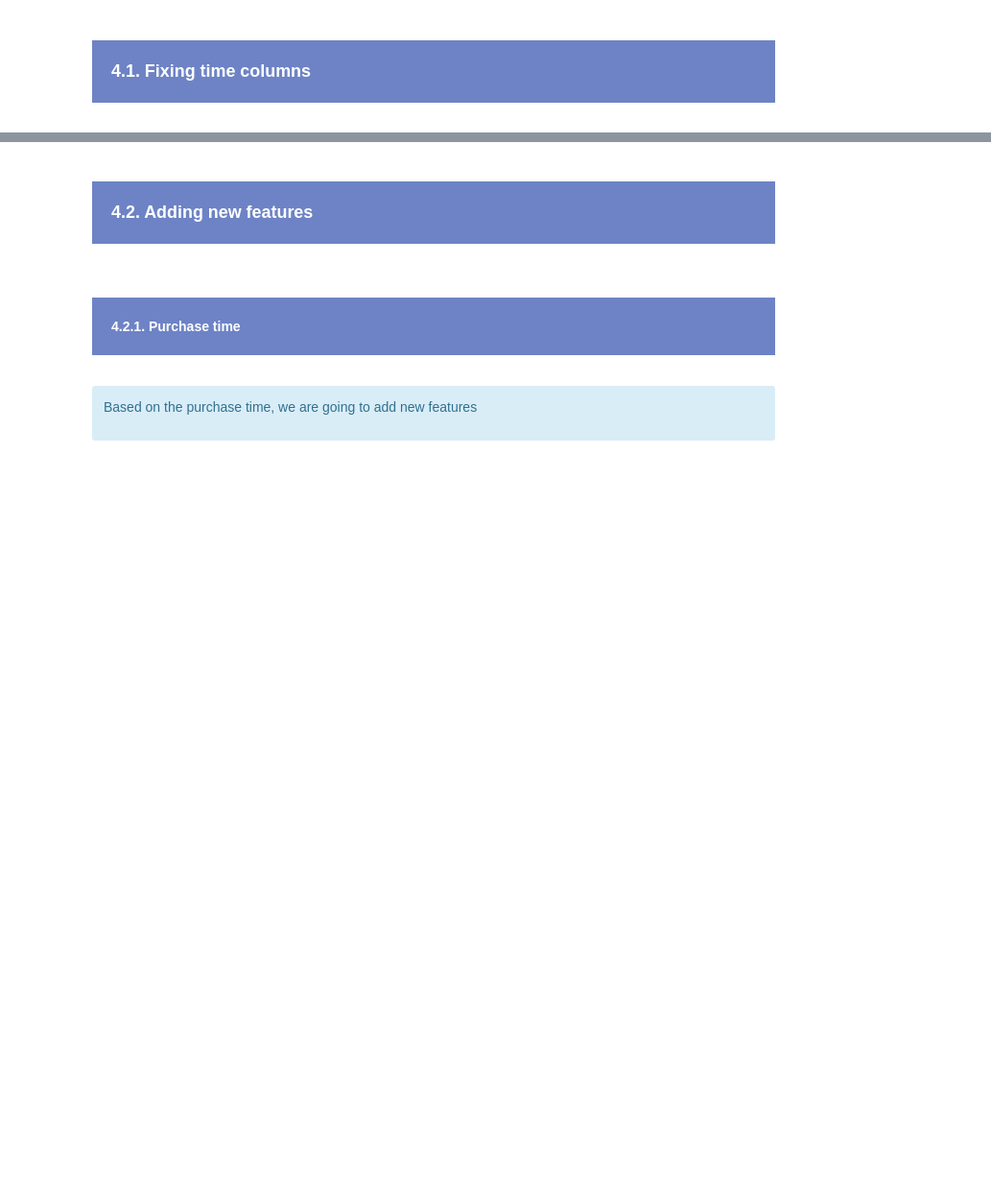
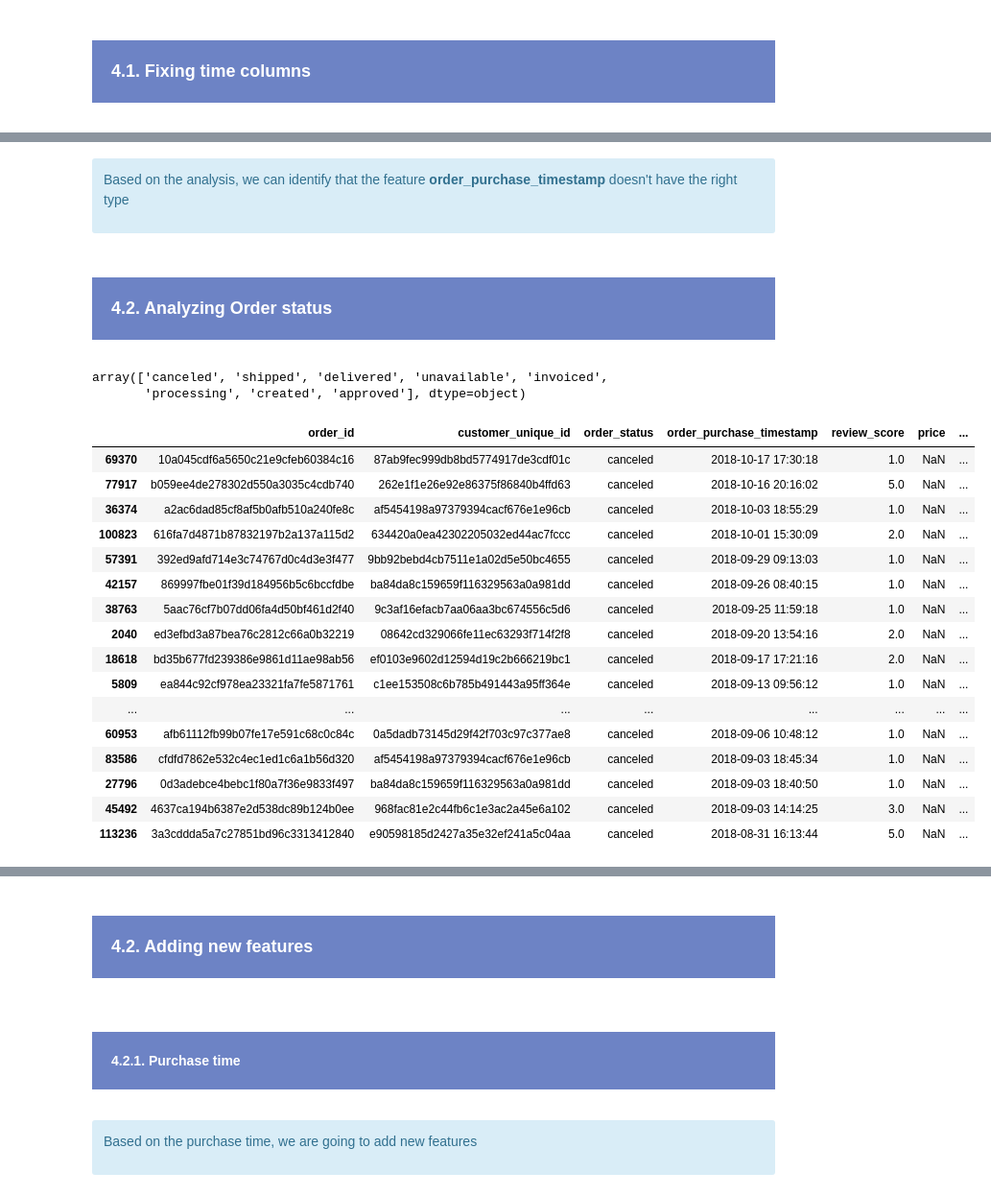
Before and after one commit to samirhinojosa/OC-P5-segment-customers-of-website, a Jupyter notebook: analysis_notebook.ipynb, the cells around one changed output, grey strips where cells are left out. Shown at 96% size. Saved outputs shown, nothing was run; the diff lists cells and outputs as text; code cells hidden in the pictures; blank space fills up the shorter version.

```diff
--- a/analysis_notebook.ipynb
+++ b/analysis_notebook.ipynb
@@ -1499,0 +1438,10 @@ data.shape
+# %%
+ORDERED_COLUMNS = [
+    "order_id", "customer_unique_id", "order_status", "order_purchase_timestamp",
+    "review_score", "price", "freight_value", "product_category_name_english",
+    "customer_city", "customer_state", "customer_region"
+]
+# %%
+data = data[ORDERED_COLUMNS]
+data.rename(columns={"product_category_name_english" : "product_category_name"}, inplace=True)
+data = data.sort_values(["order_purchase_timestamp", "order_id", "customer_unique_id"], ascending=False)
@@ -1520,3 +1511,35 @@ data[LIST_COLS_TIME].head()
-# %%
-for col in LIST_COLS_TIME:
-    data[col] = data[col].astype("datetime64")
+# %% [markdown]
+<div class="alert alert-block alert-info">
+    <p>Based on the analysis, we can identify that the feature <b>order_purchase_timestamp</b> doesn't have the right type</p>
+</div>
+# %%
+data["order_purchase_timestamp"] = data["order_purchase_timestamp"].astype("datetime64")
+# %% [markdown]
+<div style="background-color: #6D83C5;" >
+    <h3 style="margin: auto; padding: 20px; color:#fff; ">4.2. Analyzing Order status</h3>
+</div>
+# %%
+data["order_status"].unique()
+# %% [output]
+array(['canceled', 'shipped', 'delivered', 'unavailable', 'invoiced',
+       'processing', 'created', 'approved'], dtype=object)
+# %%
+data[data["order_status"].isin(["canceled", "processing", "created", "unavailable"])].head(20)
+# %% [output]
+|  | order_id | customer_unique_id | order_status | order_purchase_timestamp | review_score | price | ... |
+| 69370 | 10a045cdf6a5650c21e9cfeb60384c16 | 87ab9fec999db8bd5774917de3cdf01c | canceled | 2018-10-17 17:30:18 | 1.0 | NaN | ... |
+| 77917 | b059ee4de278302d550a3035c4cdb740 | 262e1f1e26e92e86375f86840b4ffd63 | canceled | 2018-10-16 20:16:02 | 5.0 | NaN | ... |
+| 36374 | a2ac6dad85cf8af5b0afb510a240fe8c | af5454198a97379394cacf676e1e96cb | canceled | 2018-10-03 18:55:29 | 1.0 | NaN | ... |
+| 100823 | 616fa7d4871b87832197b2a137a115d2 | 634420a0ea42302205032ed44ac7fccc | canceled | 2018-10-01 15:30:09 | 2.0 | NaN | ... |
+| 57391 | 392ed9afd714e3c74767d0c4d3e3f477 | 9bb92bebd4cb7511e1a02d5e50bc4655 | canceled | 2018-09-29 09:13:03 | 1.0 | NaN | ... |
+| 42157 | 869997fbe01f39d184956b5c6bccfdbe | ba84da8c159659f116329563a0a981dd | canceled | 2018-09-26 08:40:15 | 1.0 | NaN | ... |
+| 38763 | 5aac76cf7b07dd06fa4d50bf461d2f40 | 9c3af16efacb7aa06aa3bc674556c5d6 | canceled | 2018-09-25 11:59:18 | 1.0 | NaN | ... |
+| 2040 | ed3efbd3a87bea76c2812c66a0b32219 | 08642cd329066fe11ec63293f714f2f8 | canceled | 2018-09-20 13:54:16 | 2.0 | NaN | ... |
+| 18618 | bd35b677fd239386e9861d11ae98ab56 | ef0103e9602d12594d19c2b666219bc1 | canceled | 2018-09-17 17:21:16 | 2.0 | NaN | ... |
+| 5809 | ea844c92cf978ea23321fa7fe5871761 | c1ee153508c6b785b491443a95ff364e | canceled | 2018-09-13 09:56:12 | 1.0 | NaN | ... |
+| ... | ... | ... | ... | ... | ... | ... | ... |
+| 60953 | afb61112fb99b07fe17e591c68c0c84c | 0a5dadb73145d29f42f703c97c377ae8 | canceled | 2018-09-06 10:48:12 | 1.0 | NaN | ... |
+| 83586 | cfdfd7862e532c4ec1ed1c6a1b56d320 | af5454198a97379394cacf676e1e96cb | canceled | 2018-09-03 18:45:34 | 1.0 | NaN | ... |
+| 27796 | 0d3adebce4bebc1f80a7f36e9833f497 | ba84da8c159659f116329563a0a981dd | canceled | 2018-09-03 18:40:50 | 1.0 | NaN | ... |
+| 45492 | 4637ca194b6387e2d538dc89b124b0ee | 968fac81e2c44fb6c1e3ac2a45e6a102 | canceled | 2018-09-03 14:14:25 | 3.0 | NaN | ... |
+| 113236 | 3a3cddda5a7c27851bd96c3313412840 | e90598185d2427a35e32ef241a5c04aa | canceled | 2018-08-31 16:13:44 | 5.0 | NaN | ... |
```
Also changed, not shown: parts of 116 cells of this notebook, 7 other files.
